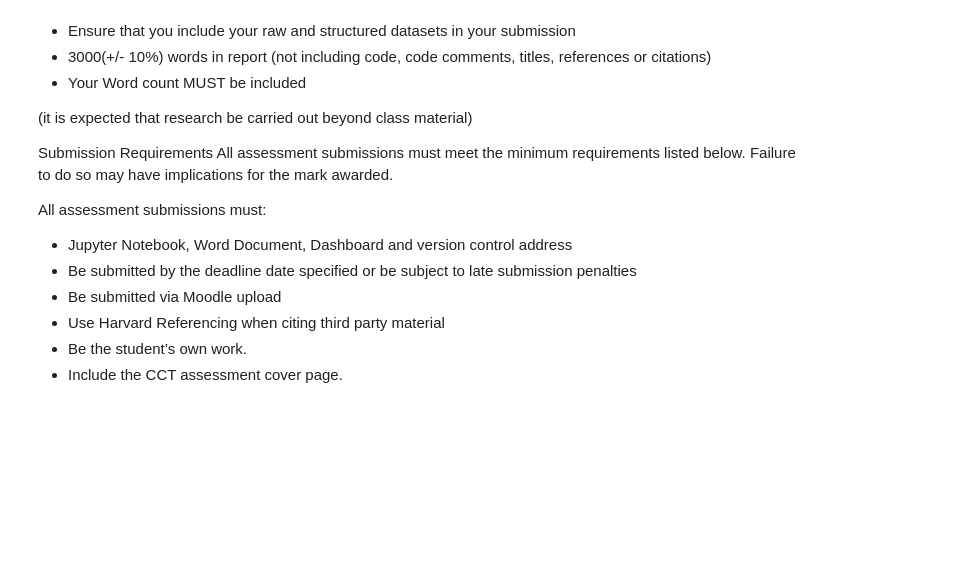
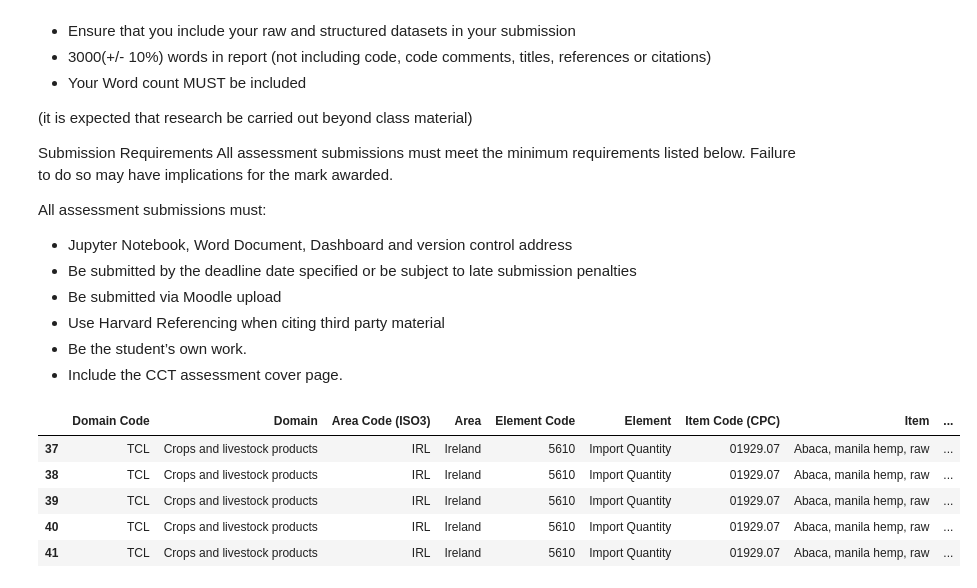
Before and after one commit to Juliet-Blue/sba22307-CA2, a Jupyter notebook: CA2-1.ipynb, the cells around one changed output. Drawn from its saved outputs; the diff is of its cells as text; code cells hidden in the pictures; blank space fills up the shorter version.

```diff
--- a/CA2-1.ipynb
+++ b/CA2-1.ipynb
@@ -93,0 +98,9 @@ All assessment submissions must:
+# %%
+df.head()
+# %% [output]
+|  | Domain Code | Domain | Area Code (ISO3) | Area | Element Code | Element | Item Code (CPC) | Item | ... |
+| 37 | TCL | Crops and livestock products | IRL | Ireland | 5610 | Import Quantity | 01929.07 | Abaca, manila hemp, raw | ... |
+| 38 | TCL | Crops and livestock products | IRL | Ireland | 5610 | Import Quantity | 01929.07 | Abaca, manila hemp, raw | ... |
+| 39 | TCL | Crops and livestock products | IRL | Ireland | 5610 | Import Quantity | 01929.07 | Abaca, manila hemp, raw | ... |
+| 40 | TCL | Crops and livestock products | IRL | Ireland | 5610 | Import Quantity | 01929.07 | Abaca, manila hemp, raw | ... |
+| 41 | TCL | Crops and livestock products | IRL | Ireland | 5610 | Import Quantity | 01929.07 | Abaca, manila hemp, raw | ... |
```
Also changed, not shown: parts of 7 cells of this notebook.
